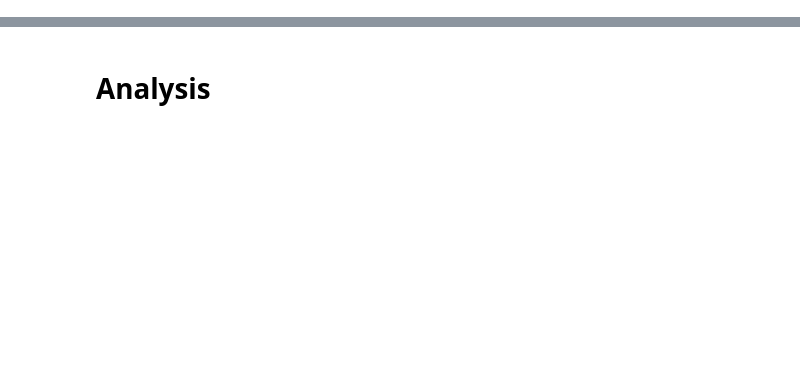
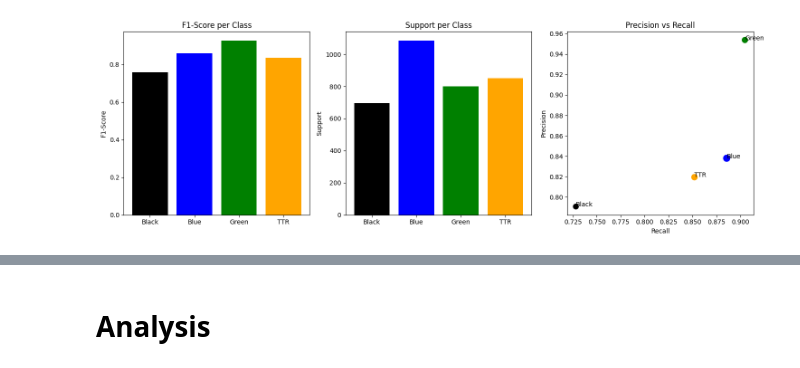
Before and after one commit to destinsaba/GarbageClassifier, a Jupyter notebook: predictionResults.ipynb, the cells around one changed output, grey strips where cells are left out. Cells and saved outputs as stored; diff of their text form; code cells hidden in the pictures; blank space fills up the shorter version.

```diff
--- a/predictionResults.ipynb
+++ b/predictionResults.ipynb
@@ -281,2 +132,39 @@ plt.show()
+# %%
+# Extract info from report
+class_names = list(report.keys())[:-3]  # Exclude 'accuracy', 'macro avg', 'weighted avg'
+precision = [report[class_name]['precision'] for class_name in class_names]
+recall = [report[class_name]['recall'] for class_name in class_names]
+f1_score = [report[class_name]['f1-score'] for class_name in class_names]
+support = [report[class_name]['support'] for class_name in class_names]
+
+# Create subplots
+fig, axes = plt.subplots(1, 3, figsize=(15, 5))
+
+# F1-score plot
+axes[0].bar(class_names, f1_score, color=['black', 'blue', 'green', 'orange'])
+axes[0].set_title('F1-Score per Class')
+axes[0].set_ylabel('F1-Score')
+
+# Support plot
+axes[1].bar(class_names, support, color=['black', 'blue', 'green', 'orange'])
+axes[1].set_title('Support per Class')
+axes[1].set_ylabel('Support')
+
+# Precision vs Recall plot
+axes[2].scatter(recall, precision, color=['black', 'blue', 'green', 'orange'], s=np.array(support) / 10)  # Size by support
+axes[2].set_title('Precision vs Recall')
+axes[2].set_xlabel('Recall')
+axes[2].set_ylabel('Precision')
+# Add class name labels to points
+for i, txt in enumerate(class_names):
+    axes[2].annotate(txt, (recall[i], precision[i]))
+
+
+
+# Adjust layout and show the plot
+plt.tight_layout()
+plt.show()
+# %% [output]
+[figure, added]
 # %%
 # Confusion matrix
```
Also changed, not shown: parts of 17 cells of this notebook.
